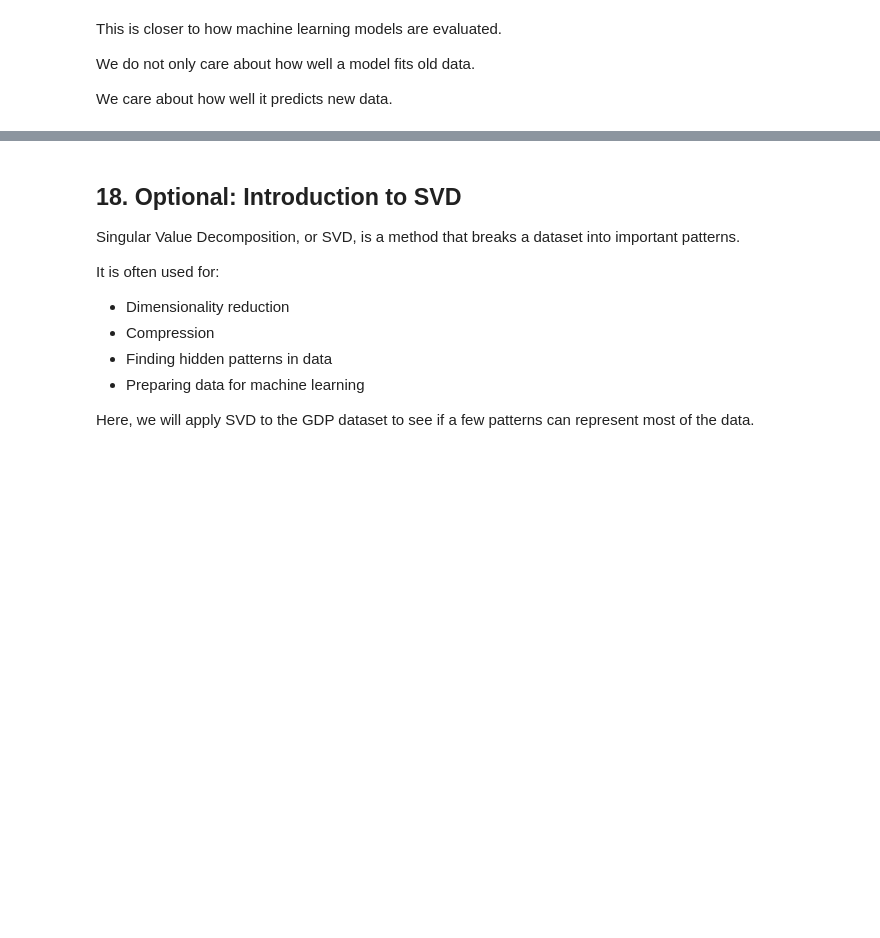
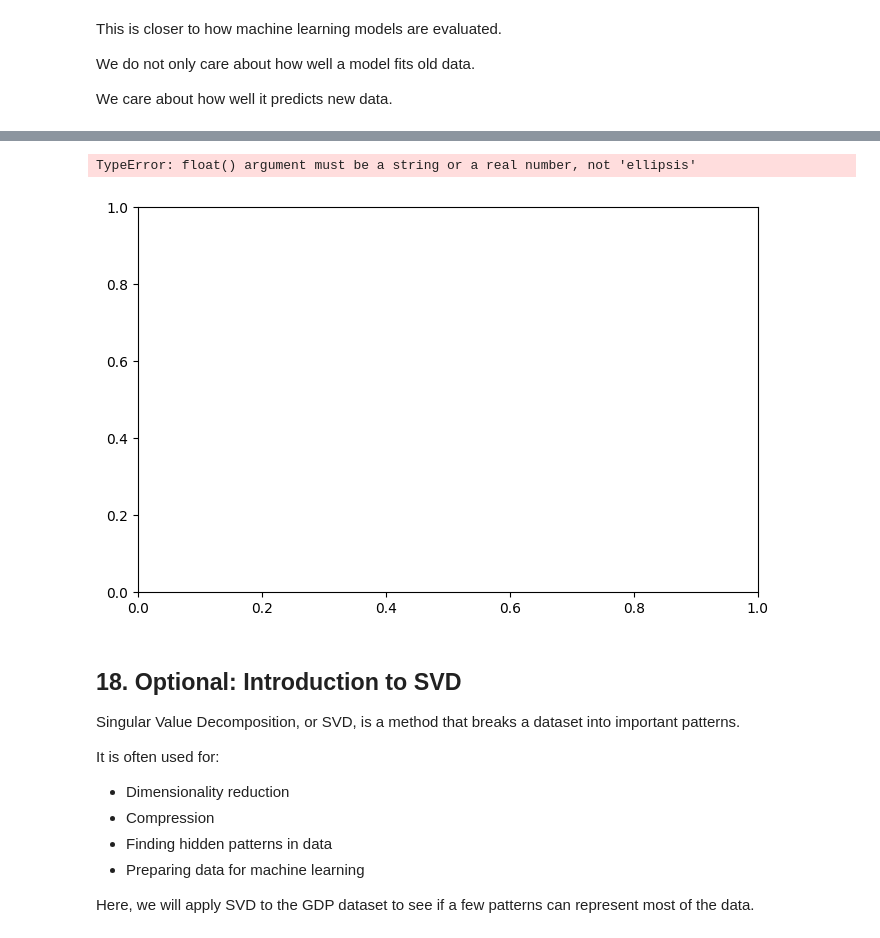
Before and after one commit to shokun723/Summer_Workshop_ShoRydberg, a Jupyter notebook: 0_Class_Notebooks/01_Know_Data_Numerical.ipynb, the cells around one changed output, grey strips where cells are left out. Saved outputs shown, nothing was run; the diff lists cells and outputs as text; code cells hidden in the pictures; blank space fills up the shorter version.

```diff
--- a/0_Class_Notebooks/01_Know_Data_Numerical.ipynb
+++ b/0_Class_Notebooks/01_Know_Data_Numerical.ipynb
@@ -885,0 +805,53 @@ Polynomial model prediction for Japan GDP in 2030: 4056382434560.0
+# %%
+# Choose a country
+chosen_country = "United States"
+
+# Get years and GDP values
+years = gdp_transposed.index.to_numpy()
+y = gdp_transposed[chosen_country].values.astype(float)
+
+# Create training and testing masks
+train_mask = years <= 2010
+test_mask = years > 2010
+
+# Create X and y training/testing data
+X_train = years[train_mask].reshape(-1, 1)
+y_train = y[train_mask]
+
+X_test = years[test_mask].reshape(-1, 1)
+y_test = y[test_mask]
+
+# Create a polynomial model
+# Hint: use make_pipeline(), PolynomialFeatures(), and LinearRegression()
+poly_test_model = ...
+
+# Fit the model
+...
+
+# Predict the testing data
+poly_test_predictions = ...
+
+# Plot training, actual testing, and predicted testing data
+plt.figure(figsize=(8, 5))
+
+plt.scatter(..., ..., label="Training data", alpha=0.6)
+plt.scatter(..., ..., color="orange", label="Actual (test)")
+plt.scatter(..., ..., color="red", label="Polynomial predictions")
+
+plt.xlabel("Year")
+plt.ylabel("GDP [current US$]")
+plt.title(f"Polynomial Model Performance on Test Data: {chosen_country}")
+
+plt.legend()
+plt.grid(True)
+plt.show()
+
+# Evaluate the model
+poly_test_rmse = ...
+poly_test_r2 = ...
+
+print("Polynomial Test RMSE:", poly_test_rmse)
+print("Polynomial Test R²:", poly_test_r2)
+# %% [output]
+TypeError: float() argument must be a string or a real number, not 'ellipsis'
+[figure, added]
```
Also changed, not shown: parts of 24 cells of this notebook.
